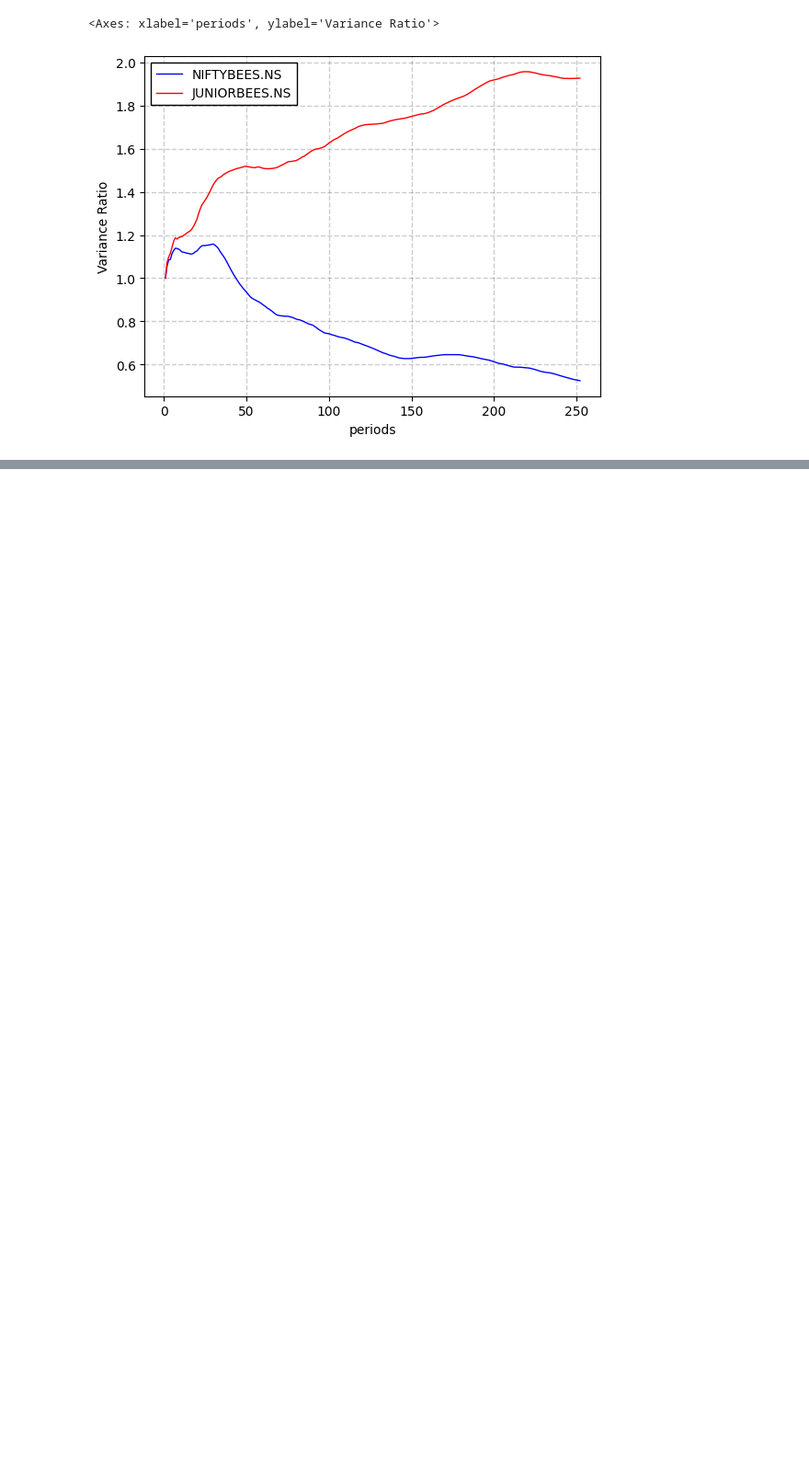
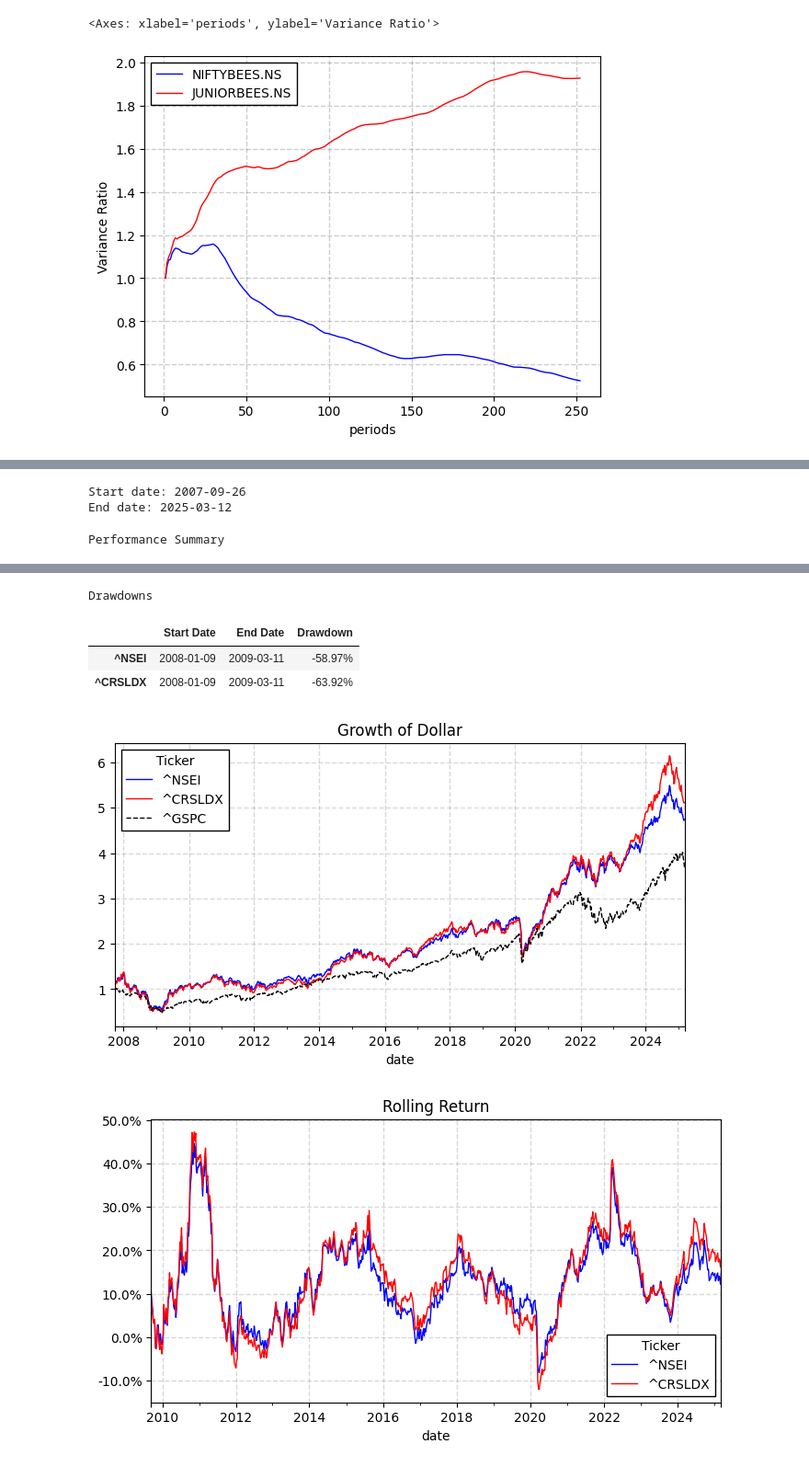
Before and after one commit to nakulrandad/Quant-Finance, a Jupyter notebook: analysis/nifty50.ipynb, the cells around one changed output, grey strips where cells are left out. Shown at 92% size. Cells and saved outputs as stored; diff of their text form; code cells hidden in the pictures; blank space fills up the shorter version.

```diff
--- a/analysis/nifty50.ipynb
+++ b/analysis/nifty50.ipynb
@@ -165,0 +191,6 @@ merged.quant.variance_ratio_test(periods=252).plot(
+# %%
+qt.backtest.perf_report(ret.iloc[:, :-1], bmk=ret[["^GSPC"]], yr=52, window=104)
+# %% [output]
+Start date: 2007-09-26
+End date: 2025-03-12
+Performance Summary
@@ -165,0 +211,6 @@ merged.quant.variance_ratio_test(periods=252).plot(
+Drawdowns
+|  | Start Date | End Date | Drawdown |
+| ^NSEI | 2008-01-09 | 2009-03-11 | -58.97% |
+| ^CRSLDX | 2008-01-09 | 2009-03-11 | -63.92% |
+[figure, added]
+[figure, added]
```
Also changed, not shown: parts of 7 cells of this notebook, 3 other files.
